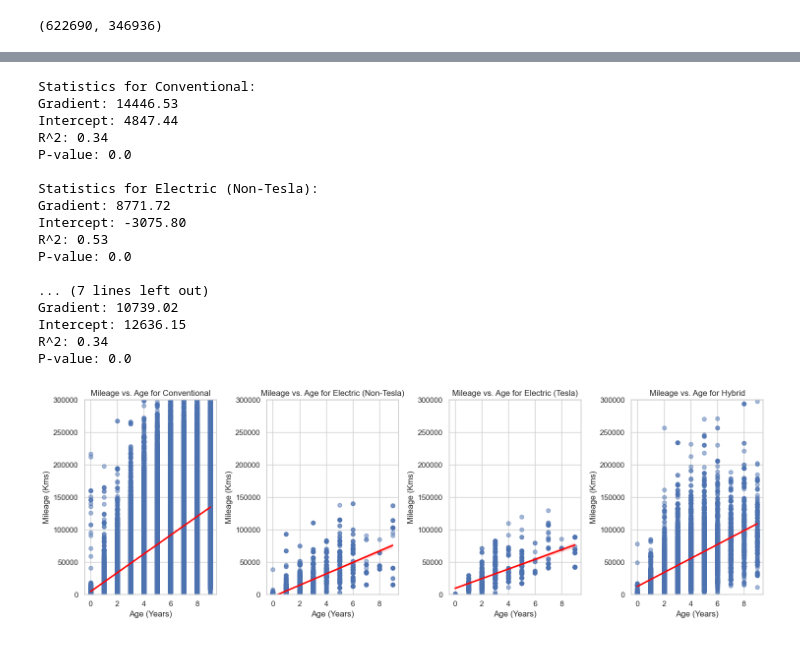
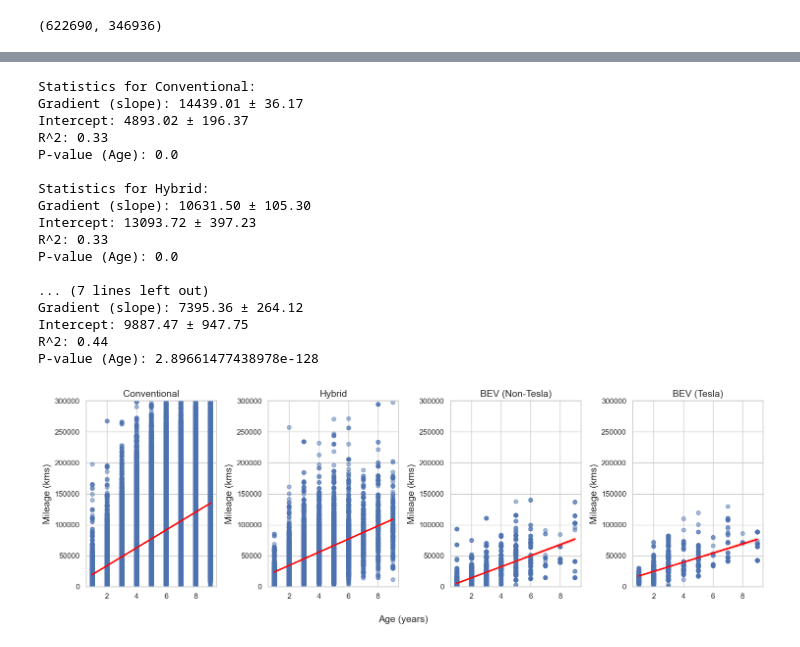
Before and after one commit to GunnerGitHub/Web-Scraping-for-Car-Data, a Jupyter notebook: Data Analysis/Mileage Analysis/MileageAnalysis.ipynb, the cells around one changed output, grey strips where cells are left out. Cells and saved outputs as stored; diff of their text form; code cells hidden in the pictures.

```diff
--- a/Data Analysis/Mileage Analysis/MileageAnalysis.ipynb
+++ b/Data Analysis/Mileage Analysis/MileageAnalysis.ipynb
@@ -44,6 +44,7 @@ removed, after_removal
 import numpy as np
 import matplotlib.pyplot as plt
 
+data = data[data['Age'] > 0]
 
 # Group data by 'Fuel Type Adjusted' and 'Age', then calculate the median and percentiles for each group
 grouped_data = data.groupby(['Fuel Type Adjusted', 'Age']).agg(
@@ -134,6 +154,7 @@ current_year = pd.Timestamp.now().year
 
 # Add 'Age' column
 data['Age'] = current_year - data['Year']
+data = data[data['Age'] > 0]
 # %%
 import seaborn as sns
 import statsmodels.api as sm
@@ -146,7 +167,8 @@ fig, axs = plt.subplots(1, len(data['Fuel Type Adjusted'].unique()), figsize=(15
 axs = axs.flatten()  # Flatten the array to ensure it's iterable
 
 # List of unique fuel types adjusted
-fuel_types = data['Fuel Type Adjusted'].unique()
+#fuel_types = data['Fuel Type Adjusted'].unique()
+fuel_types = ['Conventional', 'Hybrid', 'Electric (Non-Tesla)', 'Electric (Tesla)']
 
 # Loop through each fuel type and create a scatter plot with a regression line
 for i, fuel_type in enumerate(fuel_types):
@@ -157,53 +179,75 @@ for i, fuel_type in enumerate(fuel_types):
     sns.regplot(x='Age', y='Mileage', data=subset, ax=axs[i],
                 line_kws={'color': 'red'}, scatter_kws={'alpha': 0.5})
 
     # Set plot limits for mileage
     axs[i].set_ylim(0, 300000)  # Adjusting the y-axis limit to 0 to 300,000 kms
+    axs[i].grid(True)
 
     # Setting titles and labels
-    axs[i].set_title(f'Mileage vs. Age for {fuel_type}')
-    axs[i].set_xlabel('Age (Years)')
-    axs[i].set_ylabel('Mileage (Kms)')
+    type_fuel = fuel_type
+    if fuel_type == 'Electric (Non-Tesla)':
+        type_fuel = 'BEV (Non-Tesla)'
+    if fuel_type == 'Electric (Tesla)':
+        type_fuel = 'BEV (Tesla)'
+
+    axs[i].set_title(f'{type_fuel}', fontsize=14)
+    #axs[i].set_xlabel('Age (years)')
+    axs[i].set_ylabel('Mileage (kms)', fontsize=14)
+    # Only display the y-axis label for the first plot
+    # if i == 0:
+    #     axs[i].set_ylabel('Mileage (kms)', fontsize=14)
+    # else:
+    #     axs[i].yaxis.set_visible(False)  # Hide the y-axis for other subplots
+    axs[i].set_xlabel('')
+
+    axs[i].grid(True)
 
     # Prepare the data for linear regression using statsmodels
     X = subset['Age']
     y = subset['Mileage']
 
     # Add a constant to the independent variable
     X = sm.add_constant(X)
 
     # Fit the linear model
     model = sm.OLS(y, X).fit()
 
+   # Extract gradient (slope) and intercept with their standard errors
+    gradient = model.params['Age']
+    intercept = model.params['const']
+    gradient_se = model.bse['Age']
+    intercept_se = model.bse['const']
+
     # Print the statistics
     print(f'Statistics for {fuel_type}:')
-    print(f"Gradient: {model.params['Age']:.2f}")
-    print(f"Intercept: {model.params['const']:.2f}")
+    print(f"Gradient (slope): {gradient:.2f} ± {gradient_se:.2f}")
+    print(f"Intercept: {intercept:.2f} ± {intercept_se:.2f}")
     print(f"R^2: {model.rsquared:.2f}")
-    print(f"P-value: {model.pvalues['Age']}\n")
+    print(f"P-value (Age): {model.pvalues['Age']}\n")
 
 # Adjust layout to prevent overlap
+fig.supxlabel('Age (years)', fontsize=14)
 plt.tight_layout()
 plt.show()
 # %% [output]
 Statistics for Conventional:
-Gradient: 14446.53
-Intercept: 4847.44
-R^2: 0.34
-P-value: 0.0
+Gradient (slope): 14439.01 ± 36.17
+Intercept: 4893.02 ± 196.37
+R^2: 0.33
+P-value (Age): 0.0
 
-Statistics for Electric (Non-Tesla):
-Gradient: 8771.72
-Intercept: -3075.80
-R^2: 0.53
-P-value: 0.0
+Statistics for Hybrid:
+Gradient (slope): 10631.50 ± 105.30
+Intercept: 13093.72 ± 397.23
+R^2: 0.33
+P-value (Age): 0.0
 
 ... (7 lines left out)
-Gradient: 10739.02
-Intercept: 12636.15
-R^2: 0.34
-P-value: 0.0
+Gradient (slope): 7395.36 ± 264.12
+Intercept: 9887.47 ± 947.75
+R^2: 0.44
+P-value (Age): 2.89661477438978e-128
-[figure, old version]
+[figure, new version]
 # %%
 # Filter data to include only SUVs
 suv_data = data[data['Car Type'] == 'suv']
```
Also changed, not shown: parts of 3 cells of this notebook.
